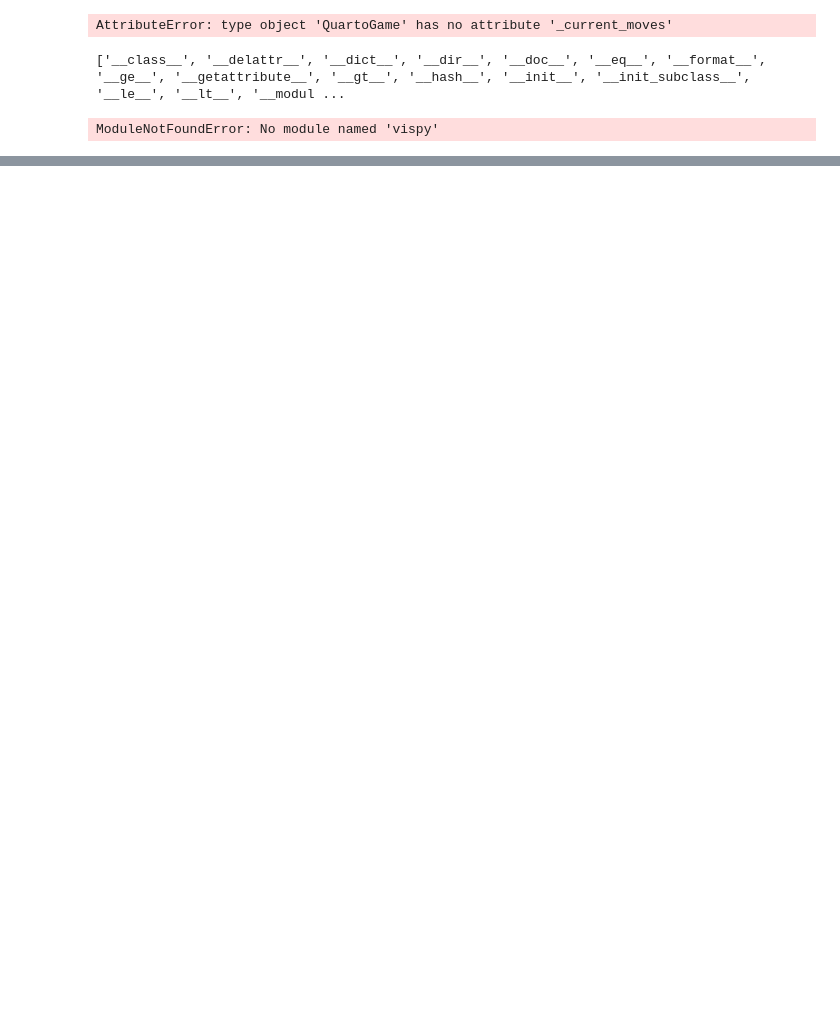
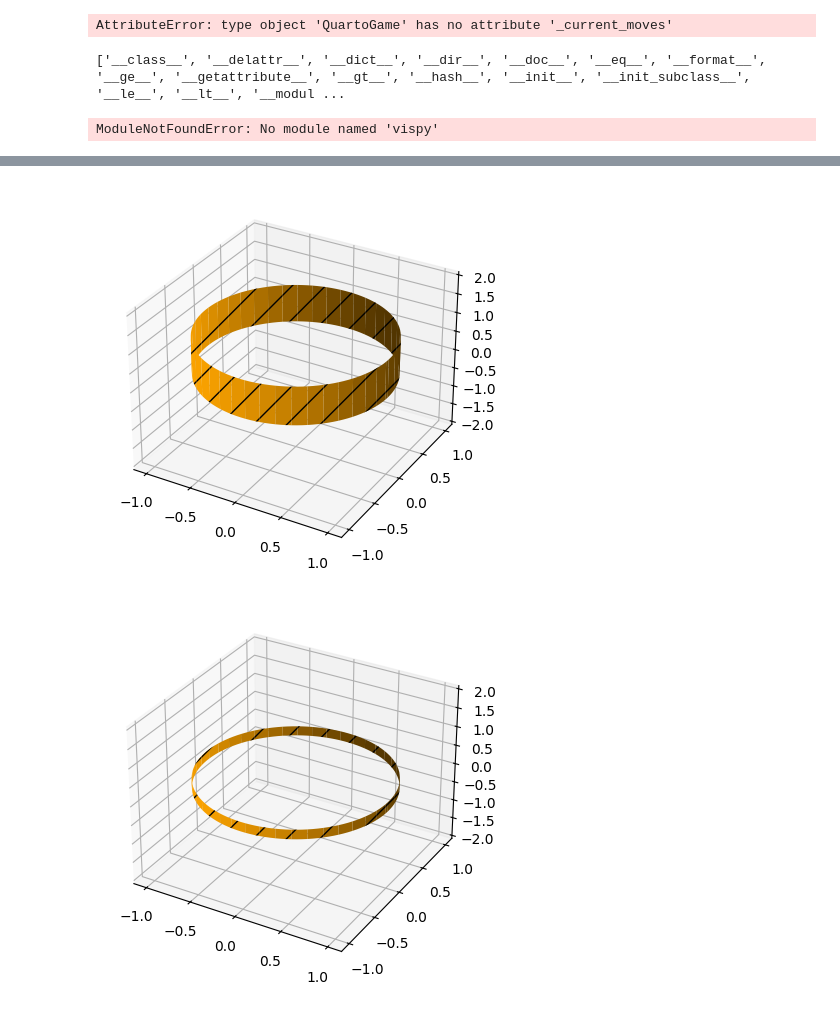
Before and after one commit to bcollister01/plb_quarto, a Jupyter notebook: scrap_notebook.ipynb, the cells around one changed output, grey strips where cells are left out. Cells and saved outputs as stored; diff of their text form; code cells hidden in the pictures; blank space fills up the shorter version.

Commit message:
Updating shapes in scrap and adding env yaml

```diff
--- a/scrap_notebook.ipynb
+++ b/scrap_notebook.ipynb
@@ -184,0 +223,68 @@ plt.show()
+# %%
+import numpy as np
+import matplotlib.pyplot as plt
+from mpl_toolkits.mplot3d import Axes3D
+
+color_ops = ['orange','cyan']
+shape_ops = ['cuboid','cylinder']
+height_ops = ['tall','small']
+stripe_ops = ['striped','plain']
+
+def get_cube():
+    phi = np.arange(1,10,2)*np.pi/4
+    Phi, Theta = np.meshgrid(phi, phi)
+
+    x = np.cos(Phi)*np.sin(Theta)
+    y = np.sin(Phi)*np.sin(Theta)
+    z = np.cos(Theta)/np.sqrt(2)
+    return x,y,z
+
+def get_cylinder():
+
+    us = np.linspace(0, 2 * np.pi, 128)
+    zs = np.linspace(0, 0.25, 2)
+
+    us, zs = np.meshgrid(us, zs)
+    xs = 1 * np.cos(us)
+    ys = 1 * np.sin(us)
+    #plot a circle on top of this to get rid of the white space
+
+    return xs, ys, zs
+
+for color_var in color_ops:
+    for stripe_var in stripe_ops:
+        for height_var in height_ops:
+            for shape_var in ['cylinder']: #shape_ops:
+
+                if stripe_var == 'striped':
+                    hatch_type = r"/"
+                else:
+                    hatch_type = ""
+                if height_var == "tall":
+                    height_fac = 4
+                else:
+                    height_fac = 1
+
+                fig = plt.figure()
+                ax = fig.add_subplot(111, projection='3d')
+
+                if shape_var=='cuboid':
+                    x,y,z = get_cube()
+                else:
+                    x,y,z = get_cylinder()
+
+                ax.plot_surface(x, y, z*height_fac, alpha=1, color=color_var, hatch=hatch_type)
+
+                # ax.view_init(0, 60)
+                # ax.axis('off')
+
+                # ax.set_xlim(-2,2)
+                # ax.set_ylim(-2,2)
+                ax.set_zlim(-2,2)
+
+                plt.show()
+
+                # plt.savefig(f'pieces/{color_var}_{shape_var}_{height_var}_{stripe_var}.png', dpi = 400, transparent = True)
+# %% [output]
+[figure, added]
+[figure, added]
```
Also changed, not shown: parts of 6 cells of this notebook, 9 other files.
